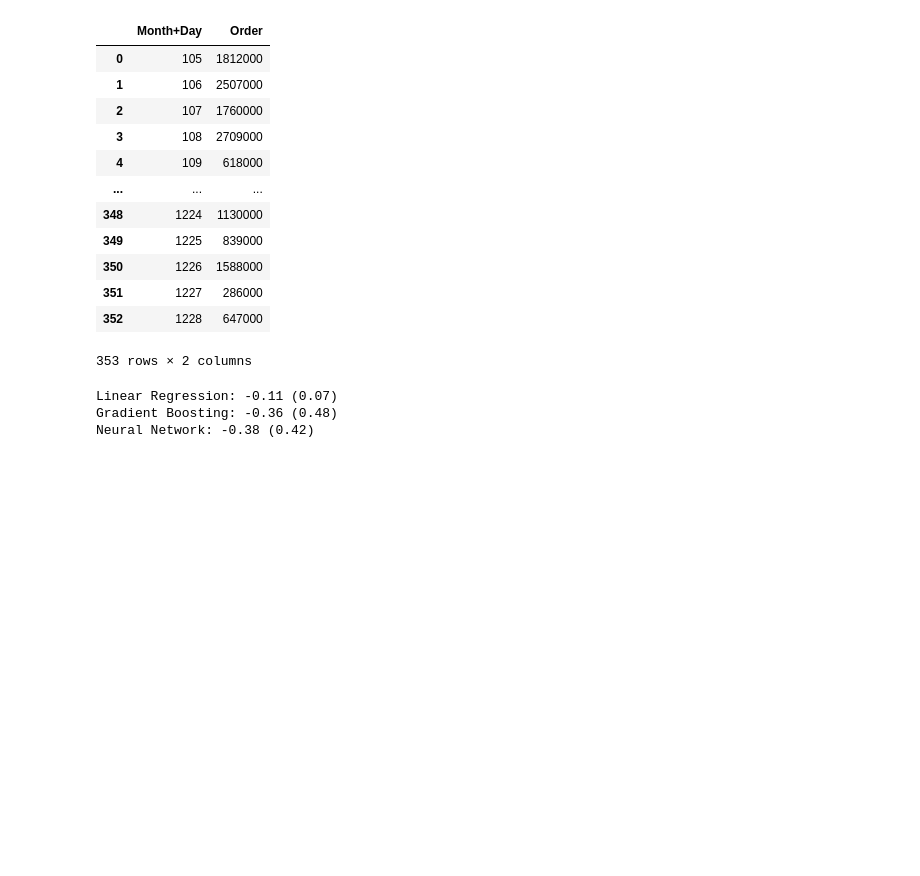
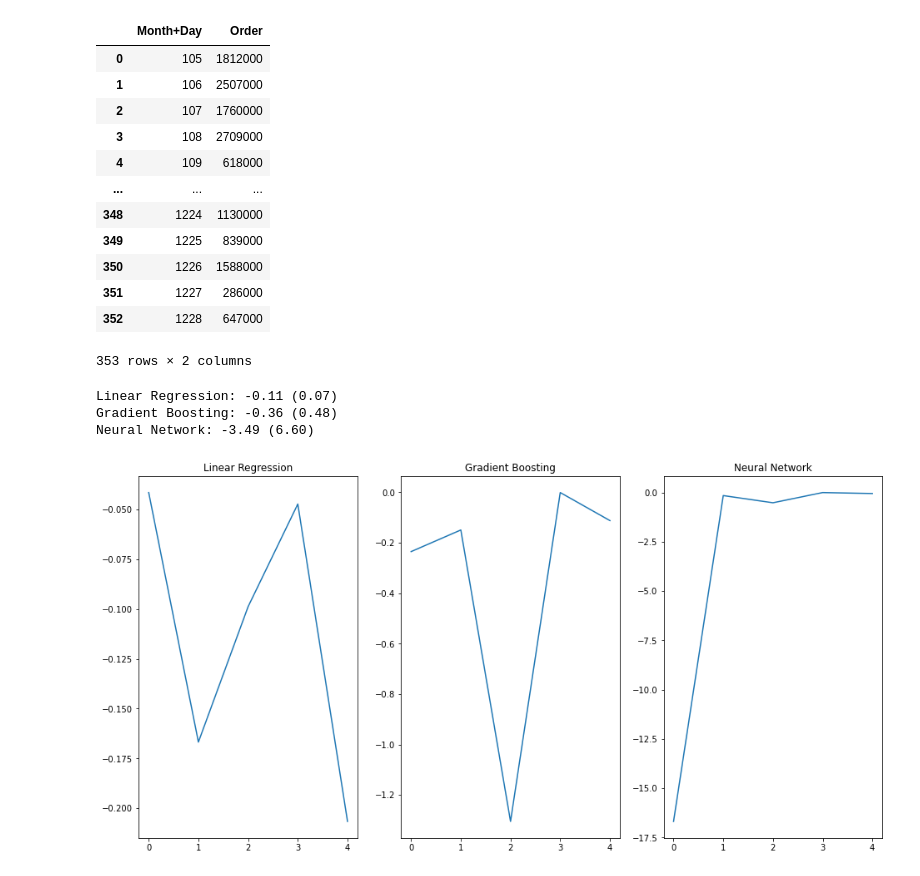
Before and after one commit to mbechtel2/EECS731-Project5, a Jupyter notebook: notebooks/Project5.ipynb, the cells around one changed output. Saved outputs shown, nothing was run; the diff lists cells and outputs as text; code cells hidden in the pictures; blank space fills up the shorter version.

```diff
--- a/notebooks/Project5.ipynb
+++ b/notebooks/Project5.ipynb
@@ -231,18 +253,37 @@ md_order = md_dataset["Order"]
 md_feature = encoder.fit_transform(md_feature).reshape(-1,1)
 md_order = encoder.fit_transform(md_order)
 # %%
-test = cross_val_score(linearReg_model, md_feature, md_order.ravel(), cv=tscv, scoring='r2')
-print("Linear Regression: {:.2f} ({:.2f})".format(test.mean(), test.std()))
+LRresults = cross_val_score(linearReg_model, md_feature, md_order.ravel(), cv=tscv, scoring='r2')
+print("Linear Regression: {:.2f} ({:.2f})".format(LRresults.mean(), LRresults.std()))
 
-test = cross_val_score(gradBoost_model, md_feature, md_order.ravel(), cv=tscv, scoring='r2')
-print("Gradient Boosting: {:.2f} ({:.2f})".format(test.mean(), test.std()))
+GBresults = cross_val_score(gradBoost_model, md_feature, md_order.ravel(), cv=tscv, scoring='r2')
+print("Gradient Boosting: {:.2f} ({:.2f})".format(GBresults.mean(), GBresults.std()))
 
-test = cross_val_score(neuralNetwork_model, md_feature, md_order.ravel(), cv=tscv, scoring='r2')
-print("Neural Network: {:.2f} ({:.2f})".format(test.mean(), test.std()))
+NNresults = cross_val_score(neuralNetwork_model, md_feature, md_order.ravel(), cv=tscv, scoring='r2')
+print("Neural Network: {:.2f} ({:.2f})".format(NNresults.mean(), NNresults.std()))
 # %% [output]
 Linear Regression: -0.11 (0.07)
 Gradient Boosting: -0.36 (0.48)
-Neural Network: -0.38 (0.42)
+Neural Network: -3.49 (6.60)
+# %%
+x_vals = range(len(LRresults))
+_,graphs = plt.subplots(1,3)
+
+graphs[0].plot(x_vals, LRresults)
+graphs[0].set_title("Linear Regression")
+graphs[0].set_xticks(x_vals)
+
+graphs[1].plot(x_vals, GBresults)
+graphs[1].set_title("Gradient Boosting")
+graphs[1].set_xticks(x_vals)
+
+graphs[2].plot(x_vals, NNresults)
+graphs[2].set_title("Neural Network")
+graphs[2].set_xticks(x_vals)
+
+plt.gcf().set_size_inches((16.0,8.0), forward=False)
+# %% [output]
+[figure, added]
 # %% [markdown]
 ## Results
 
```
Also changed, not shown: parts of 7 cells of this notebook, 3 other files.
